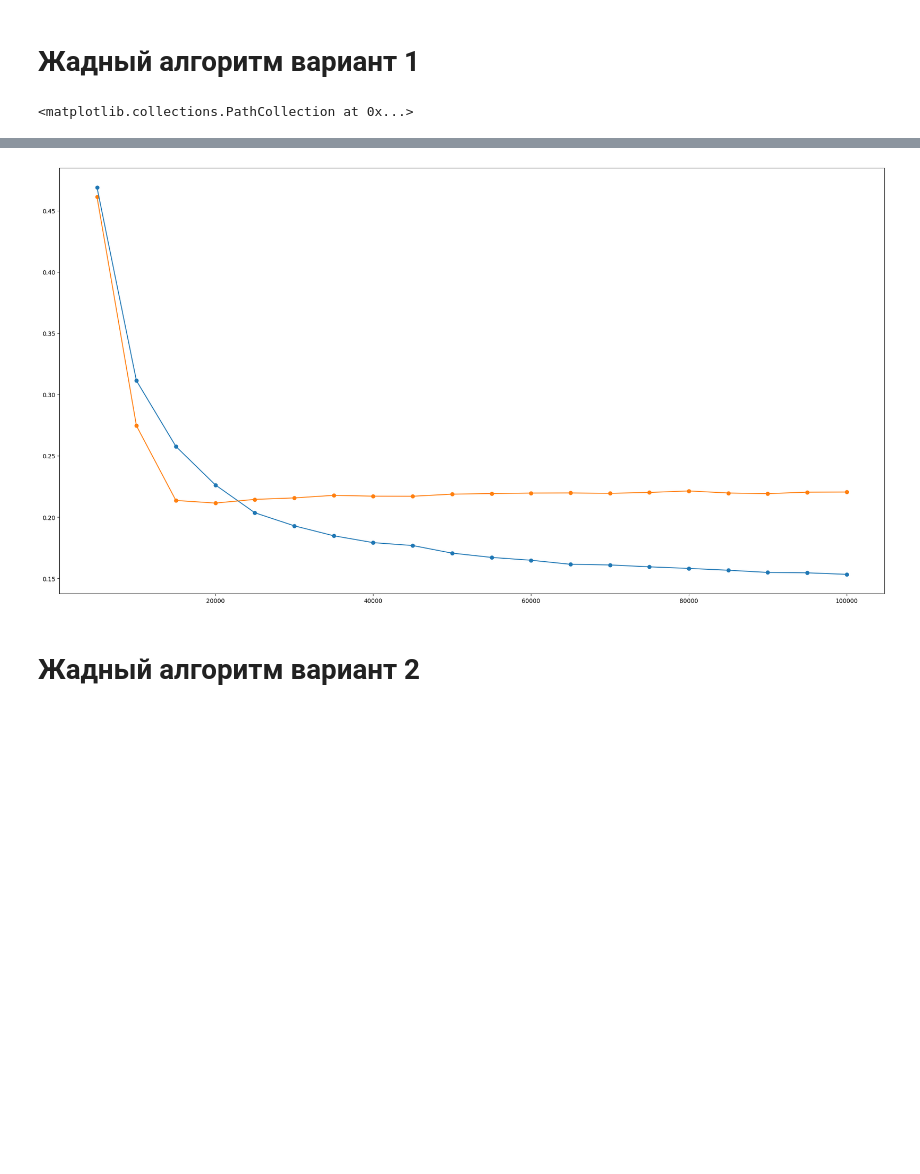
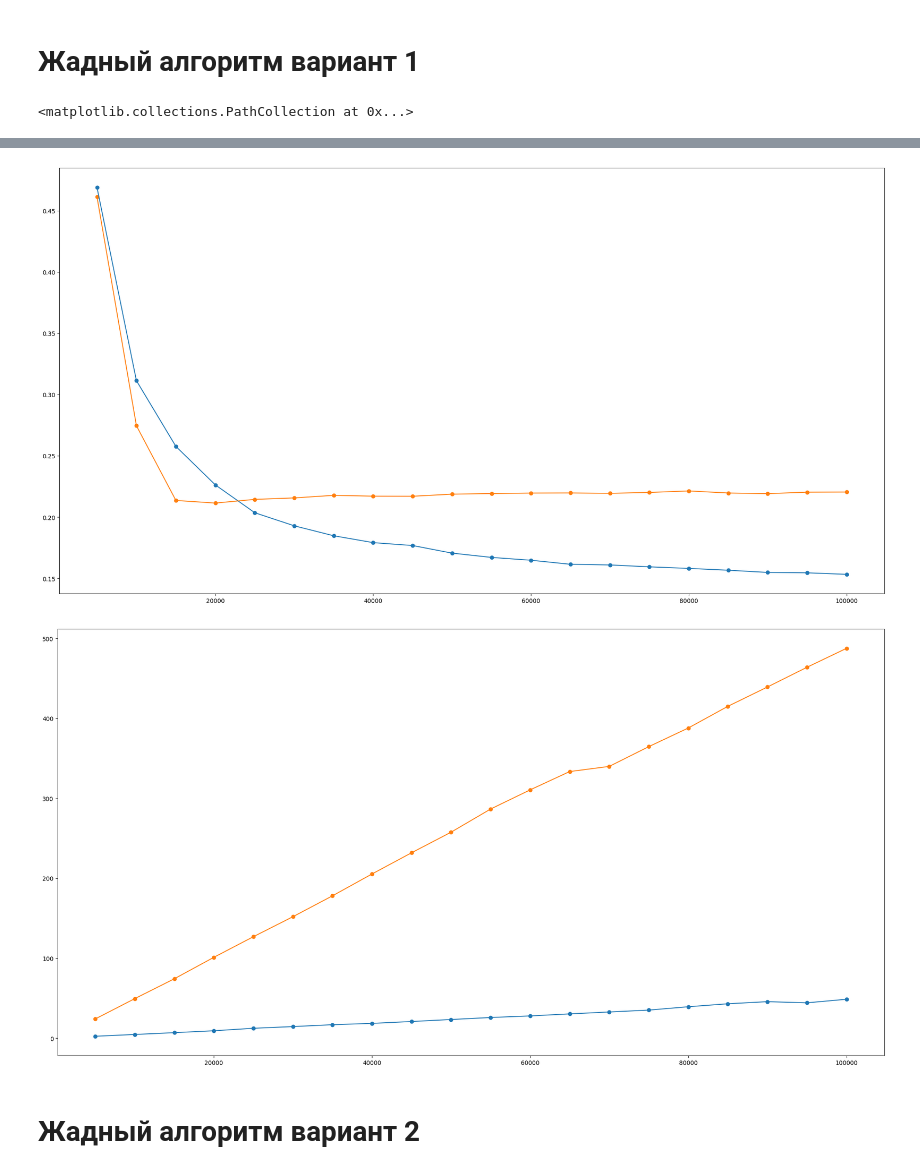
Before and after one commit to roknyazev/dp_final, a Jupyter notebook: analysis.ipynb, the cells around one changed output, grey strips where cells are left out. Drawn from its saved outputs; the diff is of its cells as text; code cells hidden in the pictures; blank space fills up the shorter version.

```diff
--- a/analysis.ipynb
+++ b/analysis.ipynb
@@ -77,18 +97,24 @@ plt.scatter(orders_count_genetic, prices_per_order_genetic)
 # %%
 plt.figure(1)
 plt.plot(orders_count_trivial, prices_trivial)
 plt.scatter(orders_count_trivial, prices_trivial)
 plt.plot(orders_count_greedy1, prices_greedy1)
 plt.scatter(orders_count_greedy1, prices_greedy1)
 plt.figure(2)
 plt.plot(orders_count_trivial, prices_per_order_trivial)
 plt.scatter(orders_count_trivial, prices_per_order_trivial)
 plt.plot(orders_count_genetic, prices_per_order_greedy1)
 plt.scatter(orders_count_genetic, prices_per_order_greedy1)
+plt.figure(3)
+plt.plot(orders_count_trivial, times_trivial)
+plt.scatter(orders_count_trivial, times_trivial)
+plt.plot(orders_count_genetic, times_greedy1)
+plt.scatter(orders_count_genetic, times_greedy1)
 # %% [output]
 <matplotlib.collections.PathCollection at 0x...>
 [figure]
 [figure]
+[figure, added]
 # %% [markdown]
 # Жадный алгоритм вариант 2
 # %%
```
Also changed, not shown: parts of 7 cells of this notebook, 5 other files.
